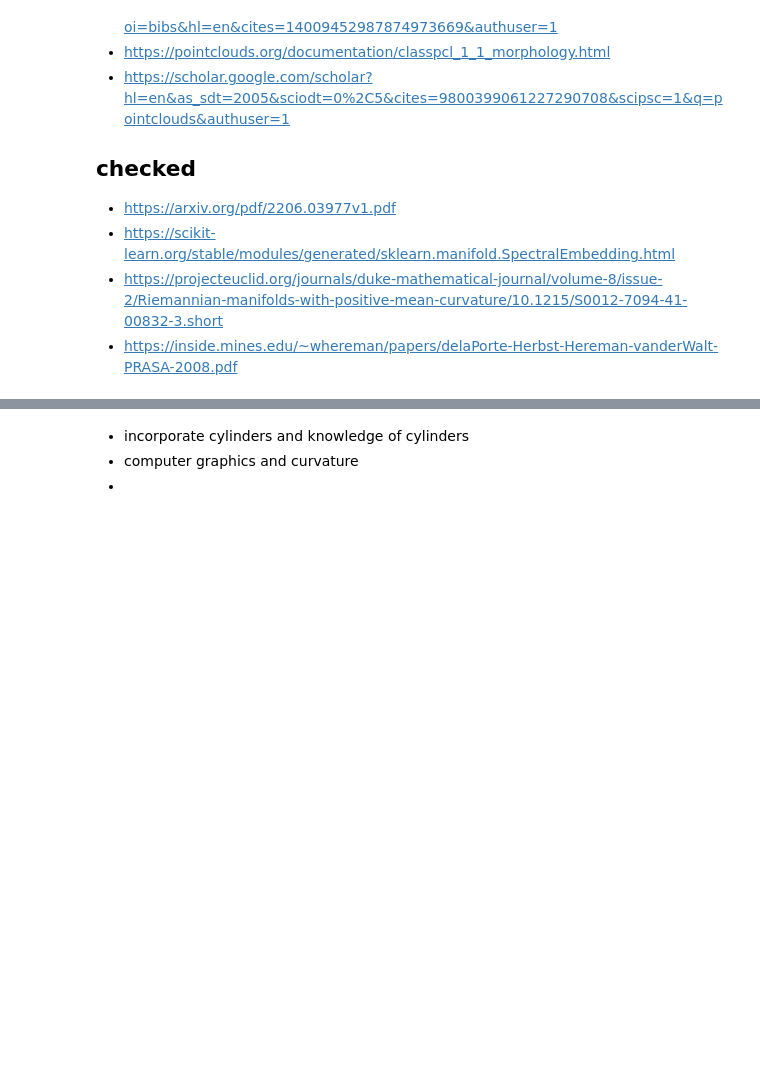
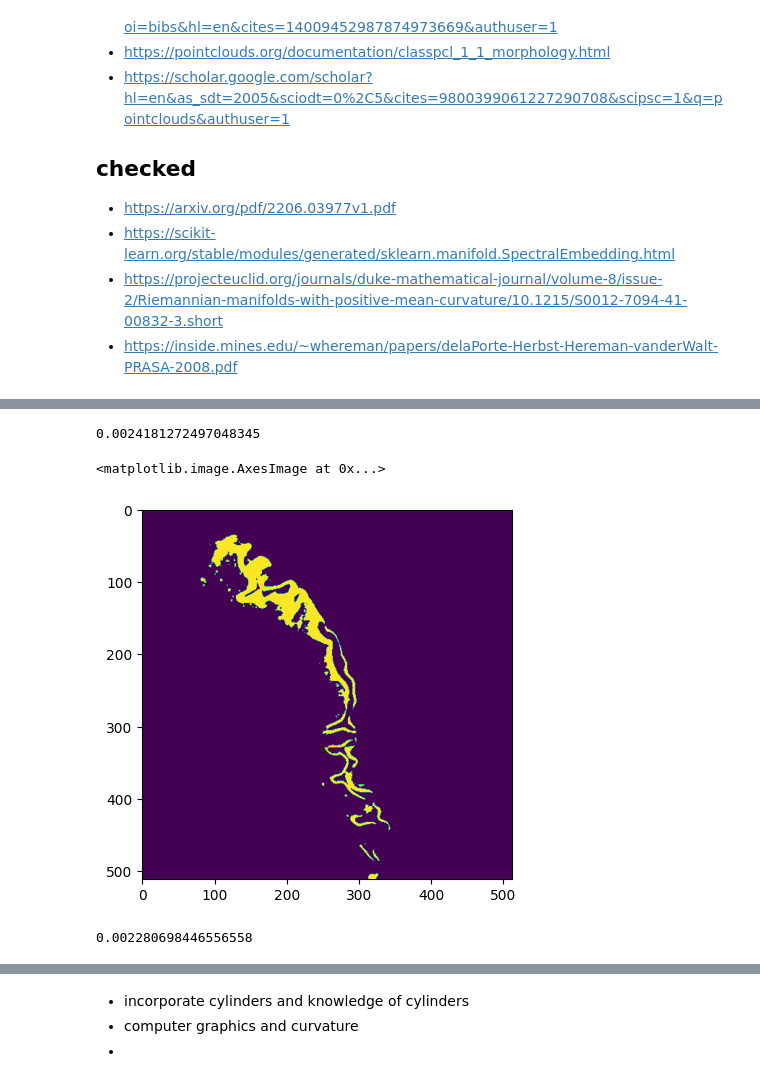
Before and after one commit to Hrsh-Venket/OpenCV-intestinal-deformations, a Jupyter notebook: Intestine Point Cloud.ipynb, the cells around one changed output, grey strips where cells are left out. Saved outputs shown, nothing was run; the diff lists cells and outputs as text; code cells hidden in the pictures; blank space fills up the shorter version.

```diff
--- a/Intestine Point Cloud.ipynb
+++ b/Intestine Point Cloud.ipynb
@@ -301 +489,13 @@ pyvista_point_cloud.plot(render_points_as_spheres=True)
+# %%
+# As we can see, equalisation,does not actually reduce noise just improves visibility for us
+binary_images_1 = binarise(images)
+x_1 = makepcl(binary_images_1)
+compress_ratio(x_1, 'x_1')
+# %% [output]
+0.0024181272497048345
+# %%
+plt.imshow(binary_images_1[6])
+# %% [output]
+<matplotlib.image.AxesImage at 0x...>
+[figure, added]
 # %%
@@ -342,3 +507,9 @@ for med_img in med_blur_images:
+# %%
+binary_images_2 = binarise(med_blur_images)
+x_2 = makepcl(binary_images_2)
+compress_ratio(x_2, 'x_2')
+# %% [output]
+0.002280698446556558
 # %%
 def convert_float64_to_uint8(float64_images):
     uint8_images = []
```
Also changed, not shown: parts of 45 cells of this notebook.
